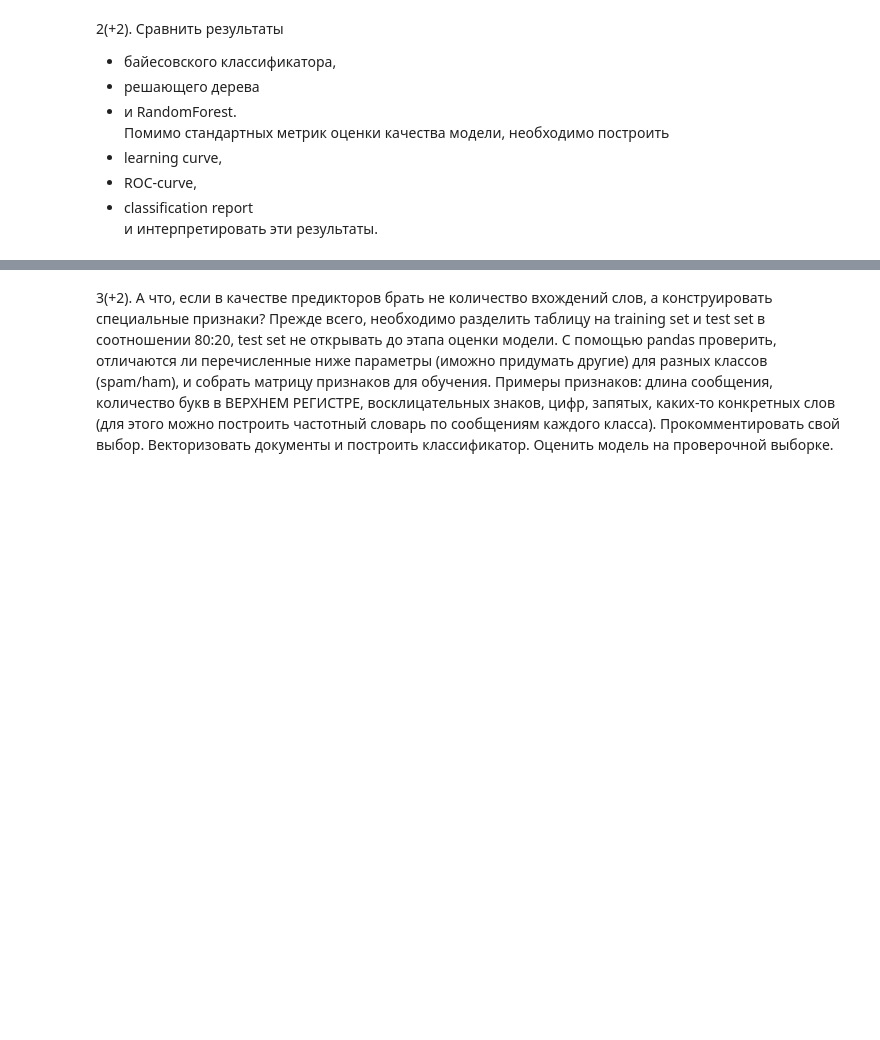
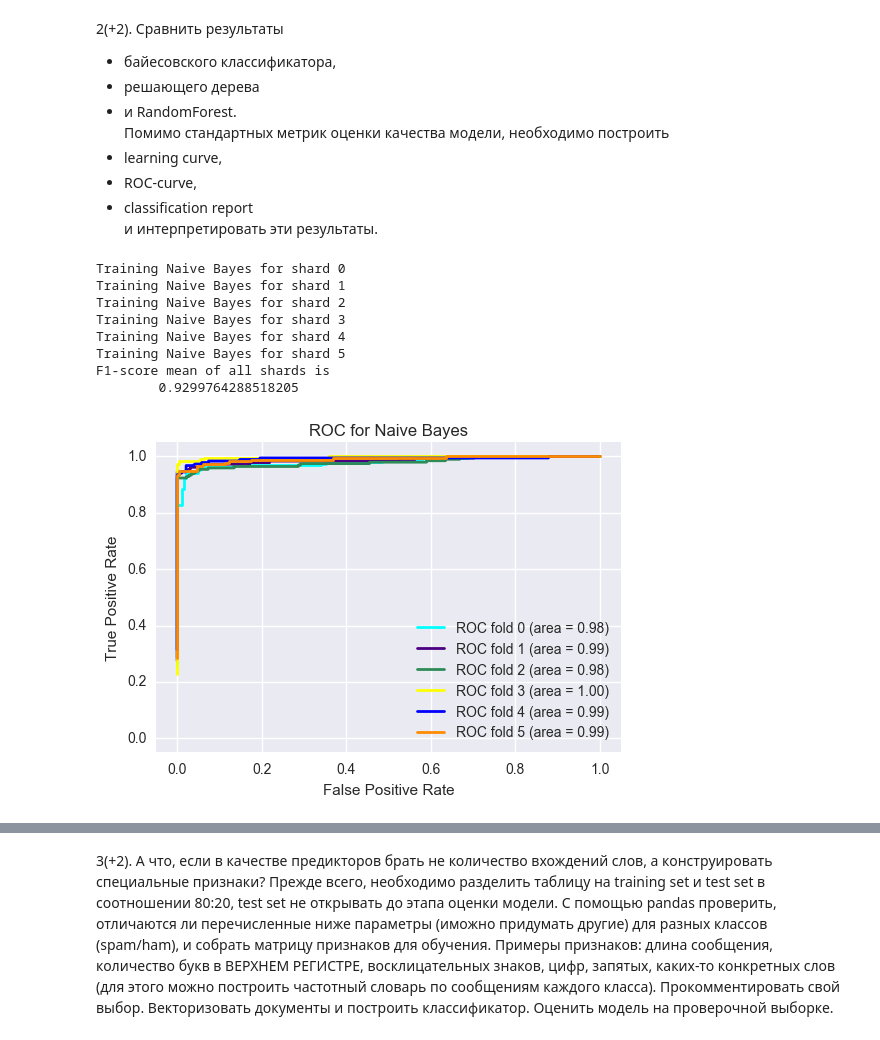
Before and after one commit to BasilisAndr/ml, a Jupyter notebook: spamagain.ipynb, the cells around one changed output, grey strips where cells are left out. Saved outputs shown, nothing was run; the diff lists cells and outputs as text; code cells hidden in the pictures; blank space fills up the shorter version.

```diff
--- a/spamagain.ipynb
+++ b/spamagain.ipynb
@@ -182,28 +198,3 @@ plt.show
 - ROC-curve, <br />
 - classification report <br />
 и интерпретировать эти результаты.
-# %%
-tree = DecisionTreeClassifier(random_state=6)
-vect = ??
-treedata = []
-for i in range(6):
-    shard = pd.concat([ham.sample(n=747), spam]).sample(frac=1) # это я случайно выбираю строчки и перемешиваю
-    # так как тут шесть выборок и кросс-валидация я не вижу особой необходимости делать отдельно тестовую выборку.
-    # К тому же это будет технически сложно с учётом прогонов разных векторайзеров, я лучше потом отдельно
-    print('Training tree for shard {}'.format(i))
-    X_train, X_test, y_train, y_test = train_test_split(shard['message'], shard['label'])
-    vect = vect.fit(X_train)
-    X_train = vect.transform(X_train)
-    X_test = vect.transform(X_test)
-    tree.fit(X_train, y_train)
-
-    probas_ = gs_cv.predict_proba(X_test)
-    fpr, tpr, thresholds = roc_curve(y_test, probas_[:, 1])
-    mean_tpr += interp(mean_fpr, fpr, tpr)
-    mean_tpr[0] = 0.0
-    roc_auc = auc(fpr, tpr)
-    plt.plot(fpr, tpr, lw=lw, color=color,
-             label='ROC fold %d (area = %0.2f)' % (i, roc_auc))
-    print()
-
-tree_means = np.array([treedata[x]['mean_test_score'] for x in range(1, 6, 2)]).mean(axis=0)
@@ -209,0 +244,14 @@ tree_means = np.array([treedata[x]['mean_test_score'] for x in range(1, 6, 2)]).
+# %%
+nb = MultinomialNB()
+
+rocing(nb, 'Naive Bayes')
+# %% [output]
+Training Naive Bayes for shard 0
+Training Naive Bayes for shard 1
+Training Naive Bayes for shard 2
+Training Naive Bayes for shard 3
+Training Naive Bayes for shard 4
+Training Naive Bayes for shard 5
+F1-score mean of all shards is
+        0.9299764288518205
+[figure, added]
```
Also changed, not shown: parts of 13 cells of this notebook.
